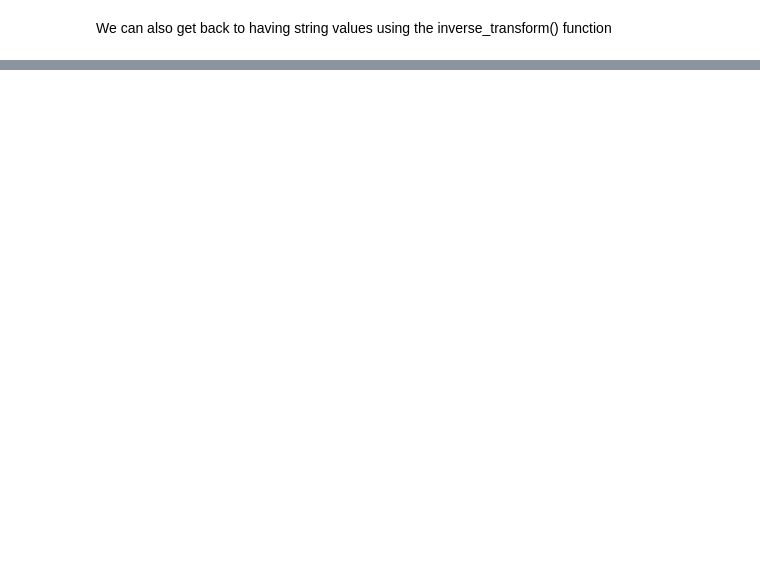
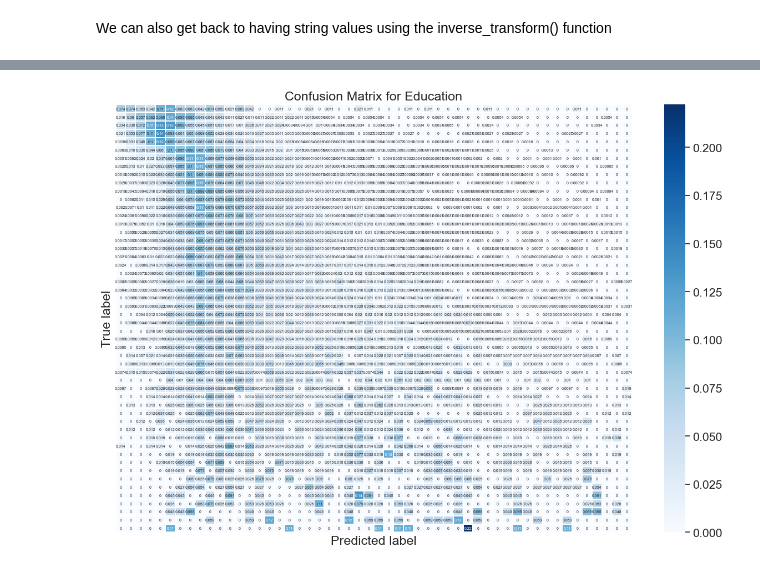
Before and after one commit to HR-Machine-Learning/HR_ML_Project1, a Jupyter notebook: src/03 Random Forest.ipynb, the cells around one changed output, grey strips where cells are left out. Cells and saved outputs as stored; diff of their text form; code cells hidden in the pictures; blank space fills up the shorter version.

```diff
--- a/src/03 Random Forest.ipynb
+++ b/src/03 Random Forest.ipynb
@@ -138,8 +160,10 @@ dtype('float64')
 # %%
 # remember that now we have a Numpy array
 
-y = encoded_data[:,11] # This should pick the income column
-X = np.delete(encoded_data, 11, axis = 1) # This should remove the income colum
+y = encoded_data[:,6] # This should pick the education column
+
+X = encoded_data[:, [1,2,3,4,5,7,8,15,16]] # Pick income and job
+# X = np.delete(encoded_data, 11, axis = 1) # This should remove the income colum
 
 # test_size = 0.3   means 70% training set | 30% test set
 X_train, X_test, y_train, y_test = train_test_split(X,
@@ -192,0 +203,34 @@ okcupid_profiles.head()
+# %%
+# Get and reshape confusion matrix data
+matrix = confusion_matrix(y_test, rfc_prediction)
+
+matrix = matrix.astype('float') / matrix.sum(axis=1)[:, np.newaxis] # makes number into %
+#matrix = matrix.astype('float')
+
+# Build the plot
+plt.figure(figsize = (15, 10))
+sns.set(font_scale = 1.4)
+sns.heatmap(matrix,
+            annot = True,
+            annot_kws = {'size':5},
+            cmap = plt.cm.Blues,
+            linewidths = 0.2)
+
+# Add labels to the plot
+# class_names = np.array(okcupid_profiles["income"].unique())
+# class_names = [-1, 80000, 20000, 40000, 30000, 50000, 60000, 1000000, 150000, 100000, 500000, 70000, 250000]
+class_names = []
+
+tick_marks = np.arange(len(class_names))
+tick_marks2 = tick_marks + 0.5
+
+plt.xticks(tick_marks, class_names, rotation=90)
+plt.yticks(tick_marks2, class_names, rotation=0)
+
+plt.xlabel('Predicted label')
+plt.ylabel('True label')
+
+plt.title('Confusion Matrix for Education')
+plt.show()
+# %% [output]
+[figure, added]
```
Also changed, not shown: parts of 7 cells of this notebook.
